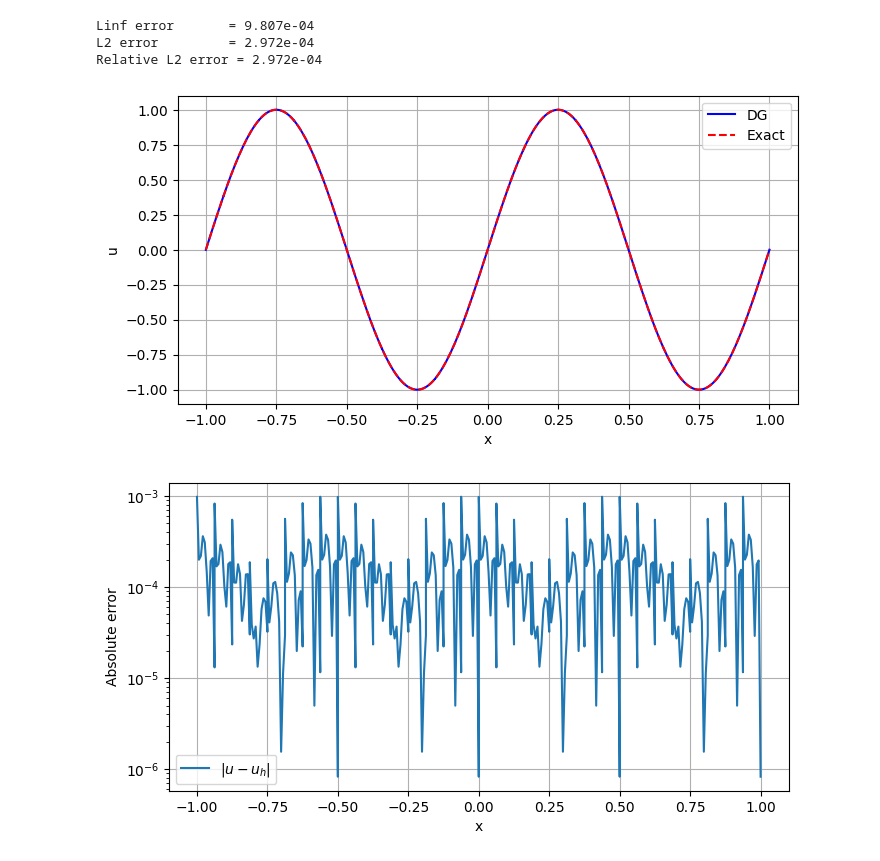
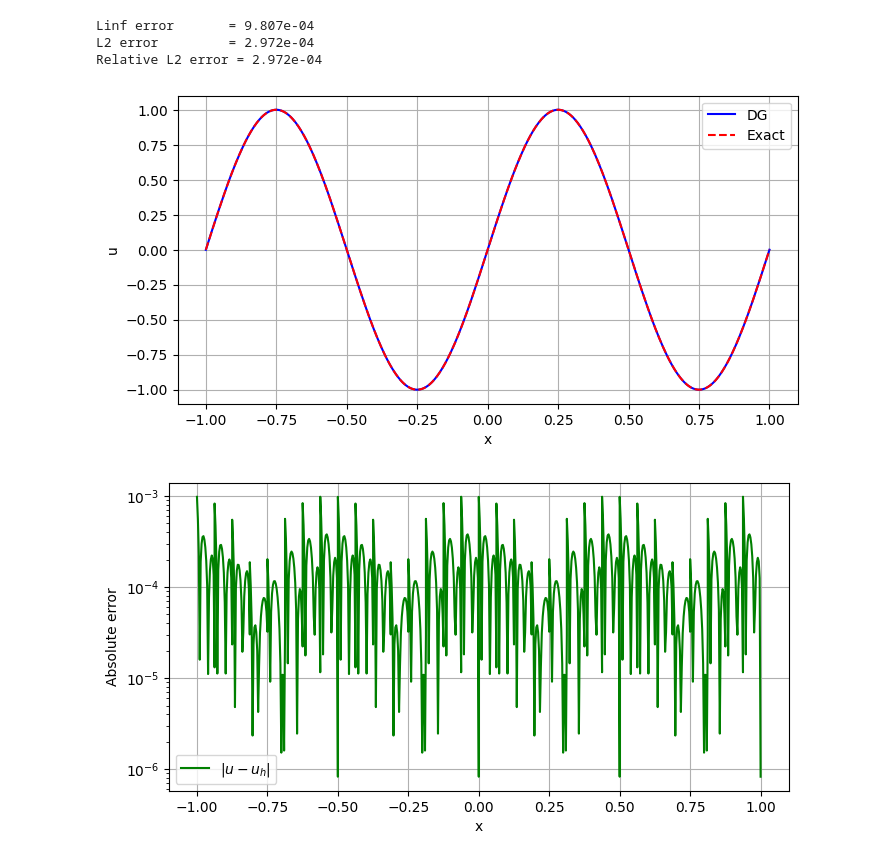
Before and after one commit to AdamHopkinss/siac-dg-advection, a Jupyter notebook: notebooks/00_initial_dg_siac_experiments.ipynb, the cells around one changed output. Drawn from its saved outputs; the diff is of its cells as text; code cells hidden in the pictures.

```diff
--- a/notebooks/00_initial_dg_siac_experiments.ipynb
+++ b/notebooks/00_initial_dg_siac_experiments.ipynb
@@ -183,7 +185,7 @@ dg_final["t"] = t
 # %%
 
 # number of evaluation points per element/cell
-ppe = 10
+ppe = 20
 
 eval_grid, U_dg = evaluate_dg_solution(dg_final, points_per_cell=ppe)
 
@@ -212,24 +214,24 @@ Relative L2 error = 2.972e-04
 # %%
 
 
 plt.figure(figsize=(8, 4))
 plt.plot(eval_grid, U_dg, "b", label="DG")
 plt.plot(eval_grid, U_exact, "r--", label="Exact")
 plt.xlabel("x")
 plt.ylabel("u")
 plt.legend()
 plt.grid(True)
 plt.show()
 
 abs_error = np.abs(U_dg - U_exact)
 
 plt.figure(figsize=(8, 4))
-plt.semilogy(eval_grid, abs_error, label=r"$|u-u_h|$")
+plt.semilogy(eval_grid, abs_error, "g", label=r"$|u-u_h|$")
 plt.xlabel("x")
 plt.ylabel("Absolute error")
 plt.legend()
 plt.grid(True)
 plt.show()
 # %% [output]
 [figure]
-[figure, old version]
+[figure, new version]
```
Also changed, not shown: parts of 11 cells of this notebook, 2 other files.
